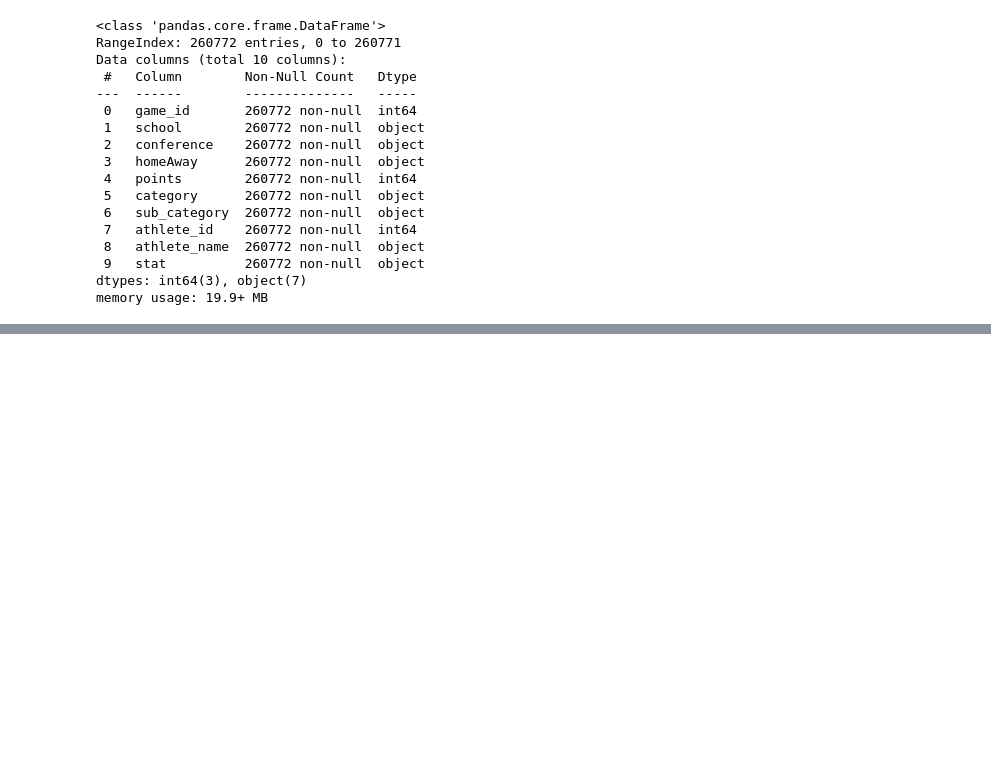
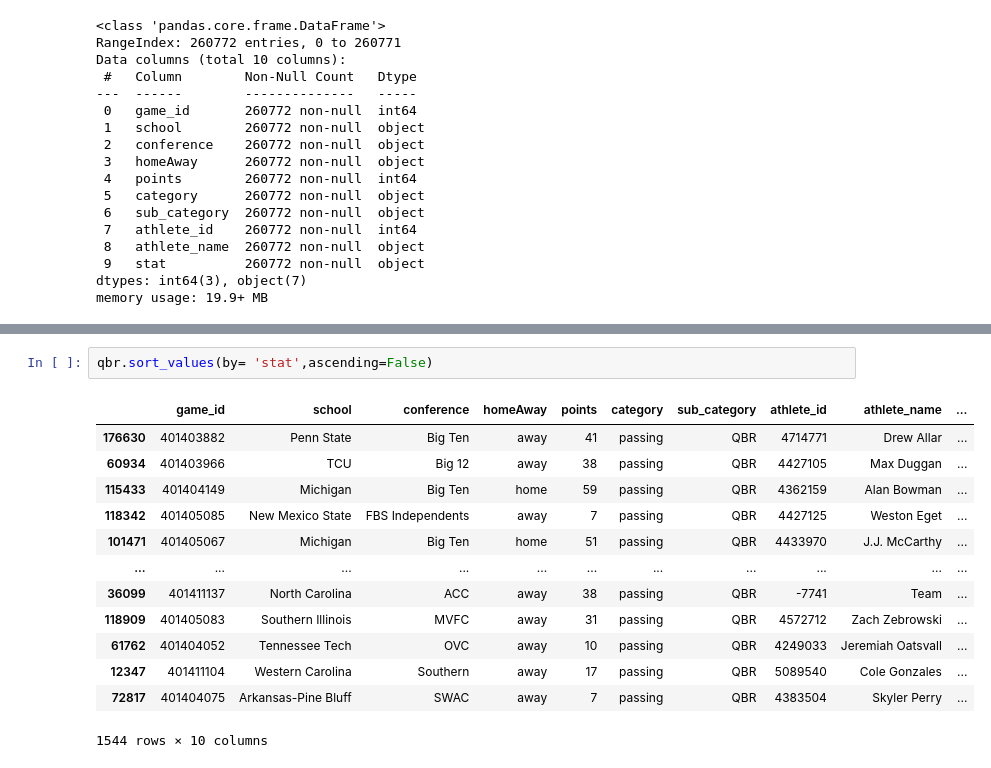
Before and after one commit to wjurden/college-football-project, a Jupyter notebook: code/eda/player_game_stats_eda.ipynb, the cells around one changed output, grey strips where cells are left out. Drawn from its saved outputs; the diff is of its cells as text; blank space fills up the shorter version.

```diff
--- a/code/eda/player_game_stats_eda.ipynb
+++ b/code/eda/player_game_stats_eda.ipynb
@@ -71,0 +124,16 @@ It appears that home teams have a slight advantage vs. away teams as their distr
+# %%
+qbr.sort_values(by= 'stat',ascending=False)
+# %% [output]
+|  | game_id | school | conference | homeAway | points | category | sub_category | athlete_id | athlete_name | ... |
+| 176630 | 401403882 | Penn State | Big Ten | away | 41 | passing | QBR | 4714771 | Drew Allar | ... |
+| 60934 | 401403966 | TCU | Big 12 | away | 38 | passing | QBR | 4427105 | Max Duggan | ... |
+| 115433 | 401404149 | Michigan | Big Ten | home | 59 | passing | QBR | 4362159 | Alan Bowman | ... |
+| 118342 | 401405085 | New Mexico State | FBS Independents | away | 7 | passing | QBR | 4427125 | Weston Eget | ... |
+| 101471 | 401405067 | Michigan | Big Ten | home | 51 | passing | QBR | 4433970 | J.J. McCarthy | ... |
+| ... | ... | ... | ... | ... | ... | ... | ... | ... | ... | ... |
+| 36099 | 401411137 | North Carolina | ACC | away | 38 | passing | QBR | -7741 | Team | ... |
+| 118909 | 401405083 | Southern Illinois | MVFC | away | 31 | passing | QBR | 4572712 | Zach Zebrowski | ... |
+| 61762 | 401404052 | Tennessee Tech | OVC | away | 10 | passing | QBR | 4249033 | Jeremiah Oatsvall | ... |
+| 12347 | 401411104 | Western Carolina | Southern | away | 17 | passing | QBR | 5089540 | Cole Gonzales | ... |
+| 72817 | 401404075 | Arkansas-Pine Bluff | SWAC | away | 7 | passing | QBR | 4383504 | Skyler Perry | ... |
+1544 rows × 10 columns
```
Also changed, not shown: parts of 33 cells of this notebook.
